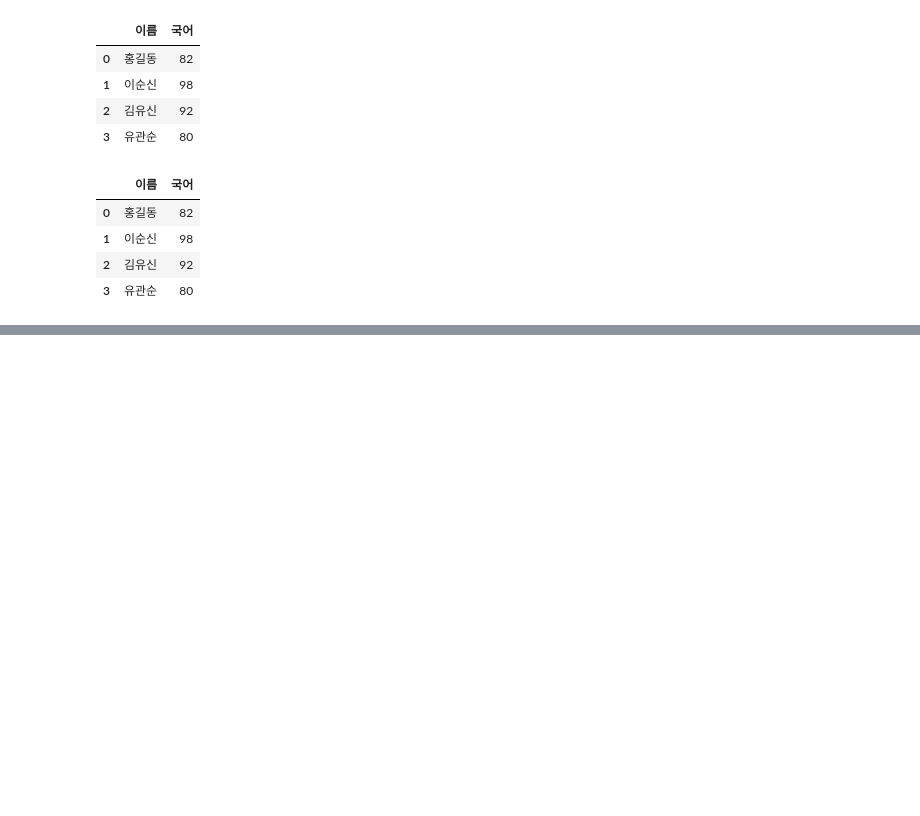
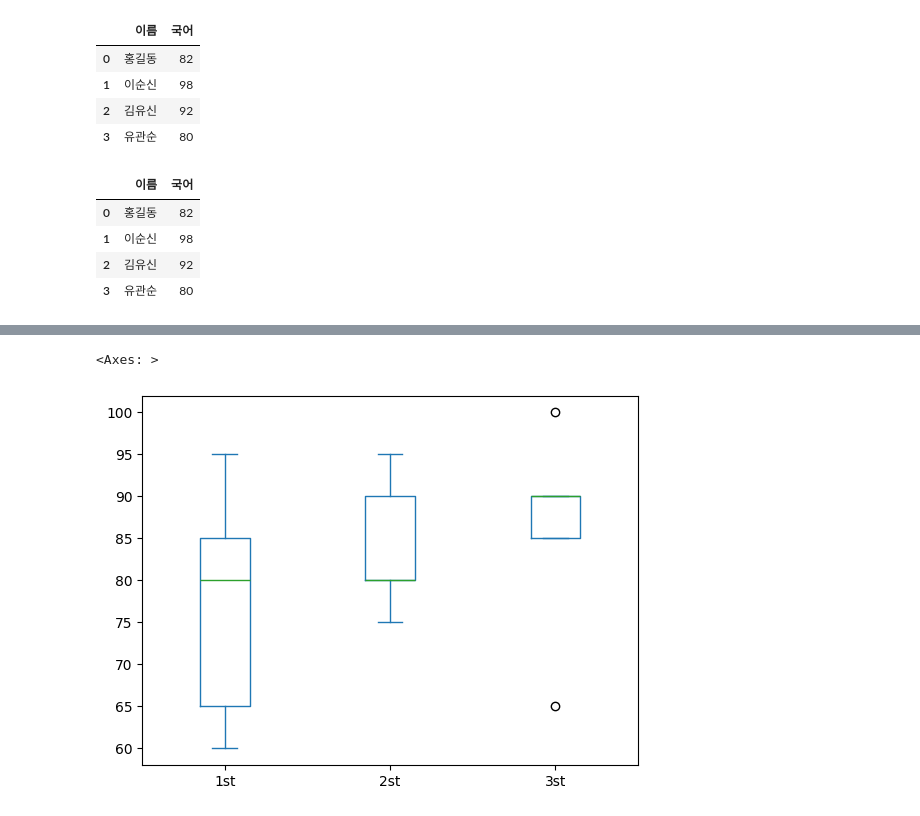
Before and after one commit to layla-focalors/AColab_Github_data_processing, a Jupyter notebook: Python_Pandas.ipynb, the cells around one changed output, grey strips where cells are left out. Saved outputs shown, nothing was run; the diff lists cells and outputs as text; code cells hidden in the pictures; blank space fills up the shorter version.

```diff
--- a/Python_Pandas.ipynb
+++ b/Python_Pandas.ipynb
@@ -106,0 +285,6 @@ df.loc[:, ['이름','국어']]
+# %%
+df.plot(kind='box')
+# 이런 식으로도 사용 가능! ( boxplot 생성! )
+# %% [output]
+<Axes: >
+[figure, added]
```
Also changed, not shown: parts of 26 cells of this notebook.
